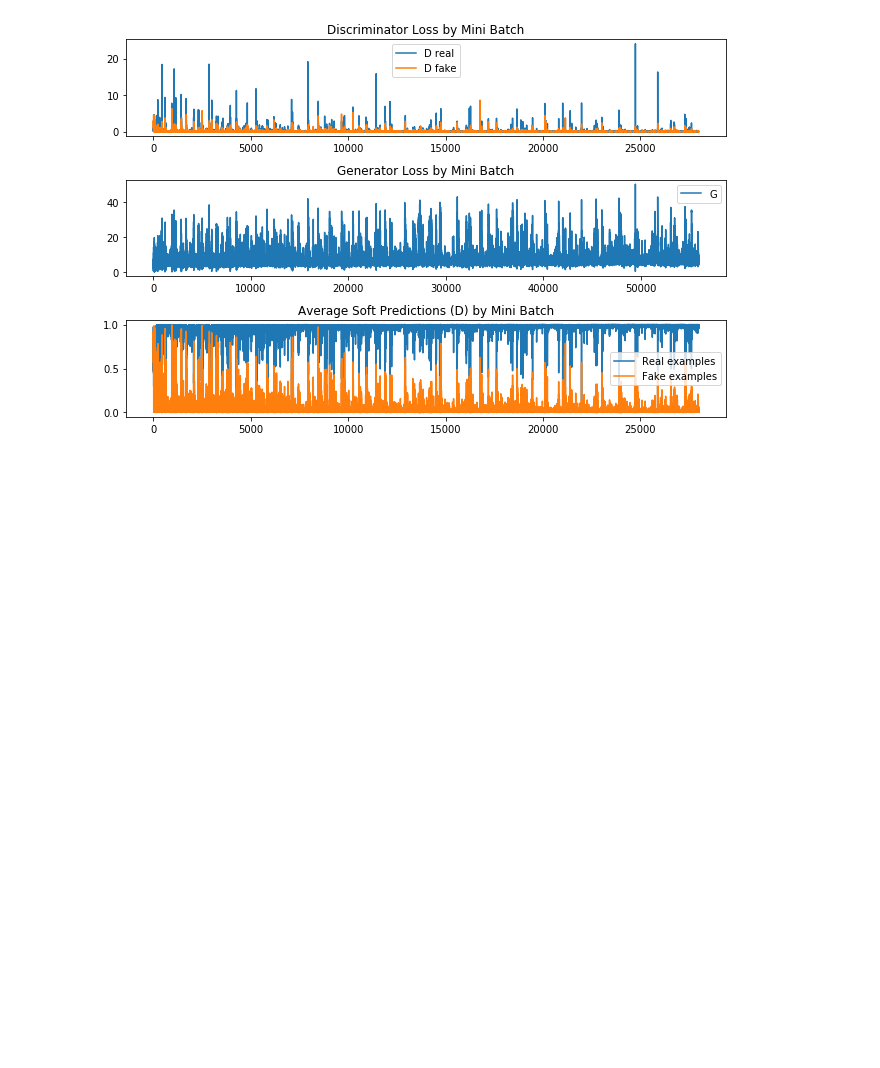
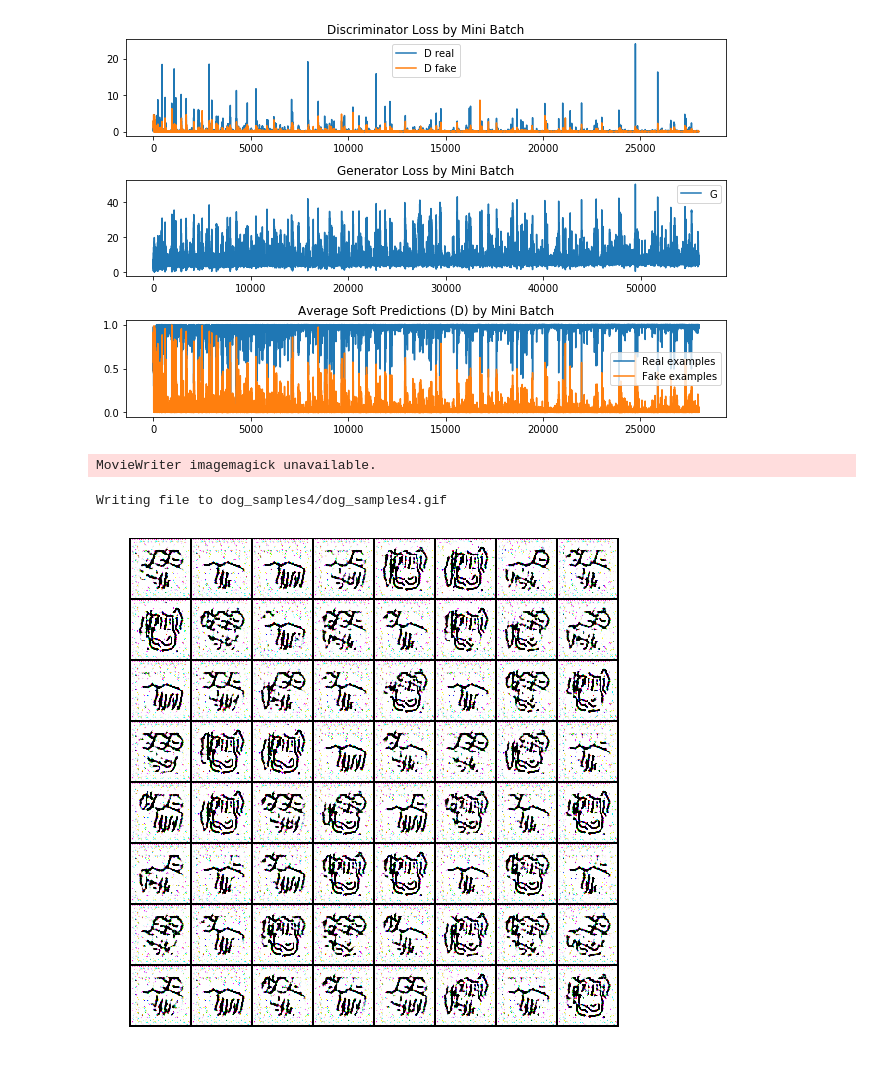
Before and after one commit to hdmamin/GAN-architectures, a Jupyter notebook: dev.ipynb, the cells around one changed output. Saved outputs shown, nothing was run; the diff lists cells and outputs as text; code cells hidden in the pictures; blank space fills up the shorter version.

Commit message:
train dog samples 4

```diff
--- a/dev.ipynb
+++ b/dev.ipynb
@@ -213,3 +216,9 @@ output_dog3 = torch.load('dog_samples3/stats.pkl')
 plot_output(output_dog3, 'dog_samples3')
 # %% [output]
 [figure]
+# %%
+render_samples('dog_samples4')
+# %% [output]
+MovieWriter imagemagick unavailable.
+Writing file to dog_samples4/dog_samples4.gif
+[figure, added]
```
Also changed, not shown: parts of 2 cells of this notebook, 3 other files.
